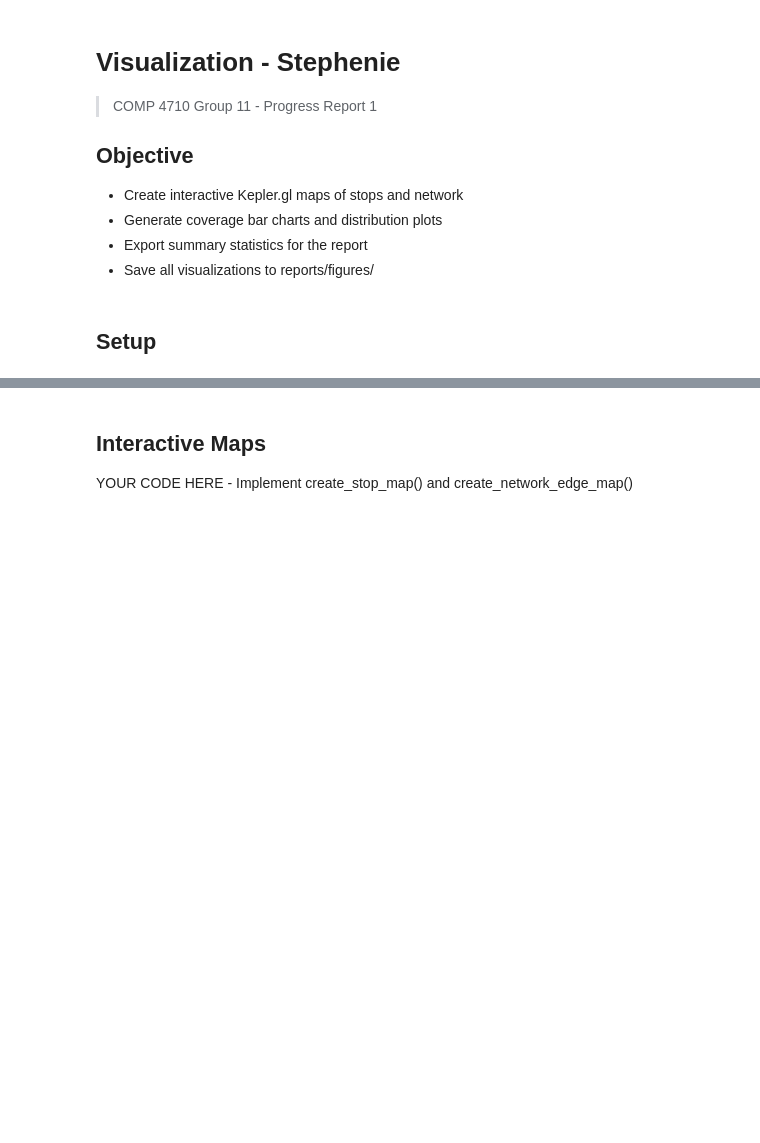
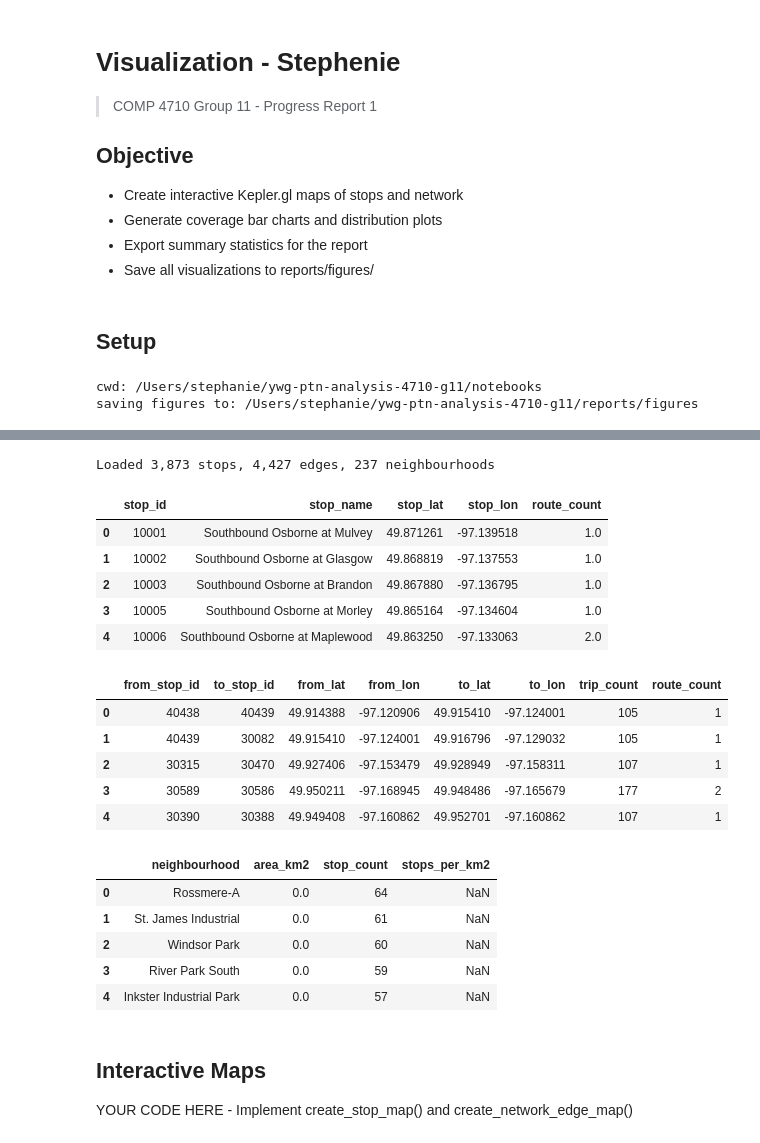
Before and after one commit to ahmedas22/ywg-ptn-analysis-4710-g11, a Jupyter notebook: notebooks/2.0-stephenie-viz.ipynb, the cells around one changed output, grey strips where cells are left out. Saved outputs shown, nothing was run; the diff lists cells and outputs as text; code cells hidden in the pictures; blank space fills up the shorter version.

```diff
--- a/notebooks/2.0-stephenie-viz.ipynb
+++ b/notebooks/2.0-stephenie-viz.ipynb
@@ -33,7 +14,37 @@ print("Imports loaded successfully")
+# %%
+# Standard imports
+import os
+from pathlib import Path
+
+
+REPO_ROOT = Path.cwd().parent if Path.cwd().name == "notebooks" else Path.cwd()
+FIGURES = REPO_ROOT / "reports" / "figures"
+FIGURES.mkdir(parents=True, exist_ok=True)
+
+print("cwd:", Path.cwd())
+print("saving figures to:", FIGURES)
+
+# Project imports
+from ptn_analysis.analysis.visualization import (
+    get_stops_with_coords,
+    get_edges_with_routes,
+    get_neighbourhood_coverage,
+    create_unified_map,
+    create_coverage_bar_chart,
+    create_coverage_distribution_plot,
+    export_summary_stats,
+    create_route_performance_chart,
+)
+# %% [output]
+cwd: /Users/stephanie/ywg-ptn-analysis-4710-g11/notebooks
+saving figures to: /Users/stephanie/ywg-ptn-analysis-4710-g11/reports/figures
 # %%
-# Load data
 stops = get_stops_with_coords()
 edges = get_edges_with_routes()
 coverage = get_neighbourhood_coverage()
 
-print(f"Loaded {len(stops):,} stops, {len(edges):,} edges, {len(coverage)} neighbourhoods")
+print(f"Loaded {len(stops):,} stops, {len(edges):,} edges, {len(coverage):,} neighbourhoods")
+display(stops.head())
+display(edges.head())
+display(coverage.head())
+# %% [output]
@@ -39,0 +52,19 @@ print(f"Loaded {len(stops):,} stops, {len(edges):,} edges, {len(coverage)} neigh
+Loaded 3,873 stops, 4,427 edges, 237 neighbourhoods
+|  | stop_id | stop_name | stop_lat | stop_lon | route_count |
+| 0 | 10001 | Southbound Osborne at Mulvey | 49.871261 | -97.139518 | 1.0 |
+| 1 | 10002 | Southbound Osborne at Glasgow | 49.868819 | -97.137553 | 1.0 |
+| 2 | 10003 | Southbound Osborne at Brandon | 49.867880 | -97.136795 | 1.0 |
+| 3 | 10005 | Southbound Osborne at Morley | 49.865164 | -97.134604 | 1.0 |
+| 4 | 10006 | Southbound Osborne at Maplewood | 49.863250 | -97.133063 | 2.0 |
+|  | from_stop_id | to_stop_id | from_lat | from_lon | to_lat | to_lon | trip_count | route_count |
+| 0 | 40438 | 40439 | 49.914388 | -97.120906 | 49.915410 | -97.124001 | 105 | 1 |
+| 1 | 40439 | 30082 | 49.915410 | -97.124001 | 49.916796 | -97.129032 | 105 | 1 |
+| 2 | 30315 | 30470 | 49.927406 | -97.153479 | 49.928949 | -97.158311 | 107 | 1 |
+| 3 | 30589 | 30586 | 49.950211 | -97.168945 | 49.948486 | -97.165679 | 177 | 2 |
+| 4 | 30390 | 30388 | 49.949408 | -97.160862 | 49.952701 | -97.160862 | 107 | 1 |
+|  | neighbourhood | area_km2 | stop_count | stops_per_km2 |
+| 0 | Rossmere-A | 0.0 | 64 | NaN |
+| 1 | St. James Industrial | 0.0 | 61 | NaN |
+| 2 | Windsor Park | 0.0 | 60 | NaN |
+| 3 | River Park South | 0.0 | 59 | NaN |
+| 4 | Inkster Industrial Park | 0.0 | 57 | NaN |
```
Also changed, not shown: parts of 16 cells of this notebook, 7 other files.
